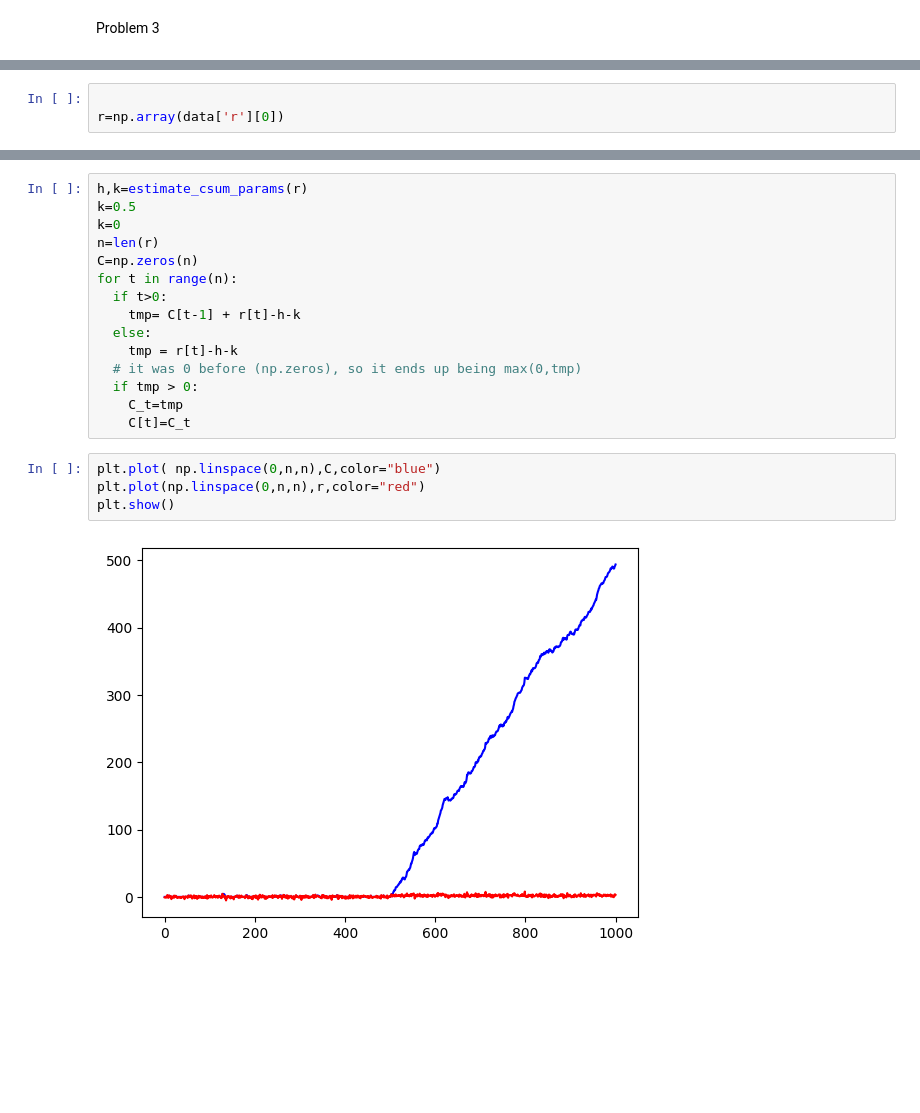
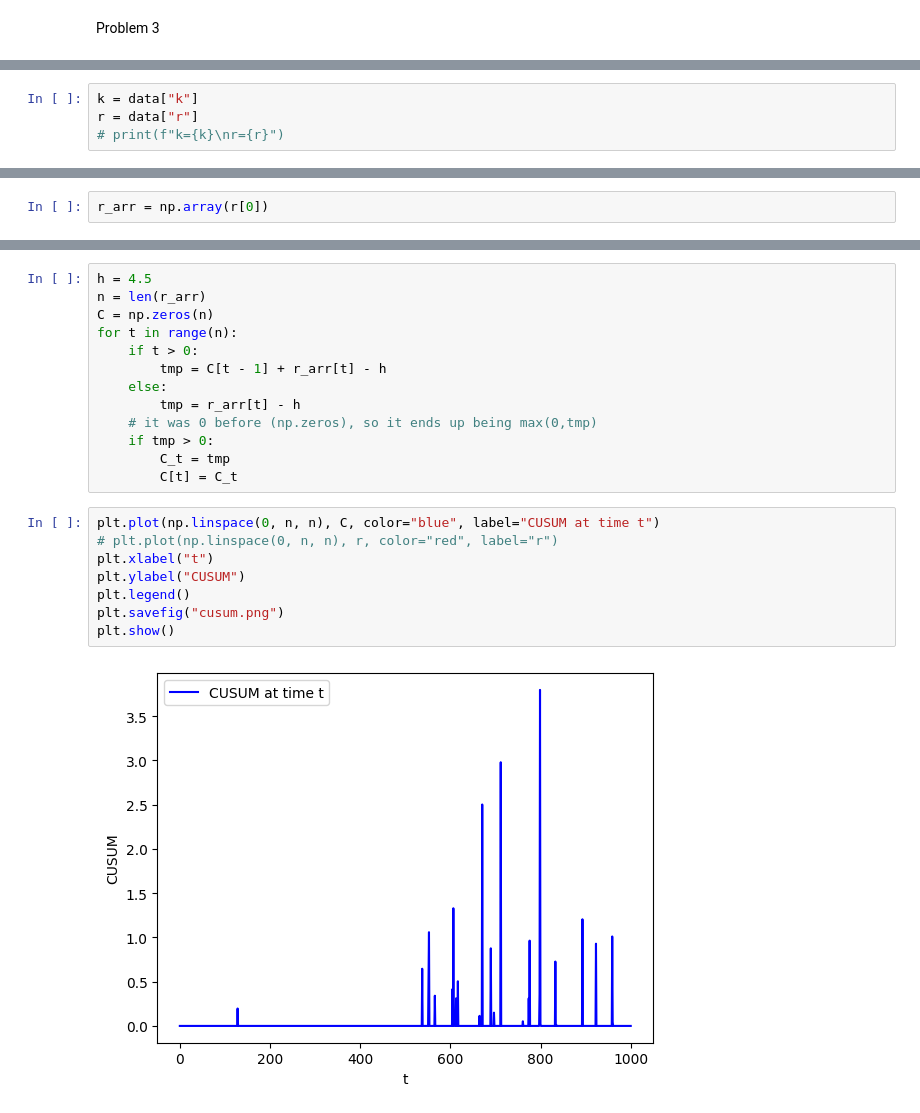
Before and after one commit to evitell/EL2050-hw-1-3, a Jupyter notebook: notebook1-hw13.ipynb, the cells around one changed output, grey strips where cells are left out. Saved outputs shown, nothing was run; the diff lists cells and outputs as text; blank space fills up the shorter version.

```diff
--- a/notebook1-hw13.ipynb
+++ b/notebook1-hw13.ipynb
@@ -78,0 +127,4 @@ data = scipy.io.loadmat(  'residualdata.mat')
+# %%
+k = data["k"]
+r = data["r"]
+# print(f"k={k}\nr={r}")
@@ -79,3 +169,2 @@ data = scipy.io.loadmat(  'residualdata.mat')
 # %%
-
-r=np.array(data['r'][0])
+r_arr = np.array(r[0])
@@ -95,21 +171,23 @@ plt.show()
 # %%
-h,k=estimate_csum_params(r)
-k=0.5
-k=0
-n=len(r)
-C=np.zeros(n)
+h = 4.5
+n = len(r_arr)
+C = np.zeros(n)
 for t in range(n):
-  if t>0:
-    tmp= C[t-1] + r[t]-h-k
-  else:
-    tmp = r[t]-h-k
-  # it was 0 before (np.zeros), so it ends up being max(0,tmp)
-  if tmp > 0:
-    C_t=tmp
-    C[t]=C_t
+    if t > 0:
+        tmp = C[t - 1] + r_arr[t] - h
+    else:
+        tmp = r_arr[t] - h
+    # it was 0 before (np.zeros), so it ends up being max(0,tmp)
+    if tmp > 0:
+        C_t = tmp
+        C[t] = C_t
 # %%
-plt.plot( np.linspace(0,n,n),C,color="blue")
-plt.plot(np.linspace(0,n,n),r,color="red")
+plt.plot(np.linspace(0, n, n), C, color="blue", label="CUSUM at time t")
+# plt.plot(np.linspace(0, n, n), r, color="red", label="r")
+plt.xlabel("t")
+plt.ylabel("CUSUM")
+plt.legend()
+plt.savefig("cusum.png")
 plt.show()
 # %% [output]
-[figure, old version]
+[figure, new version]
```
Also changed, not shown: parts of 15 cells of this notebook, 7 other files.
